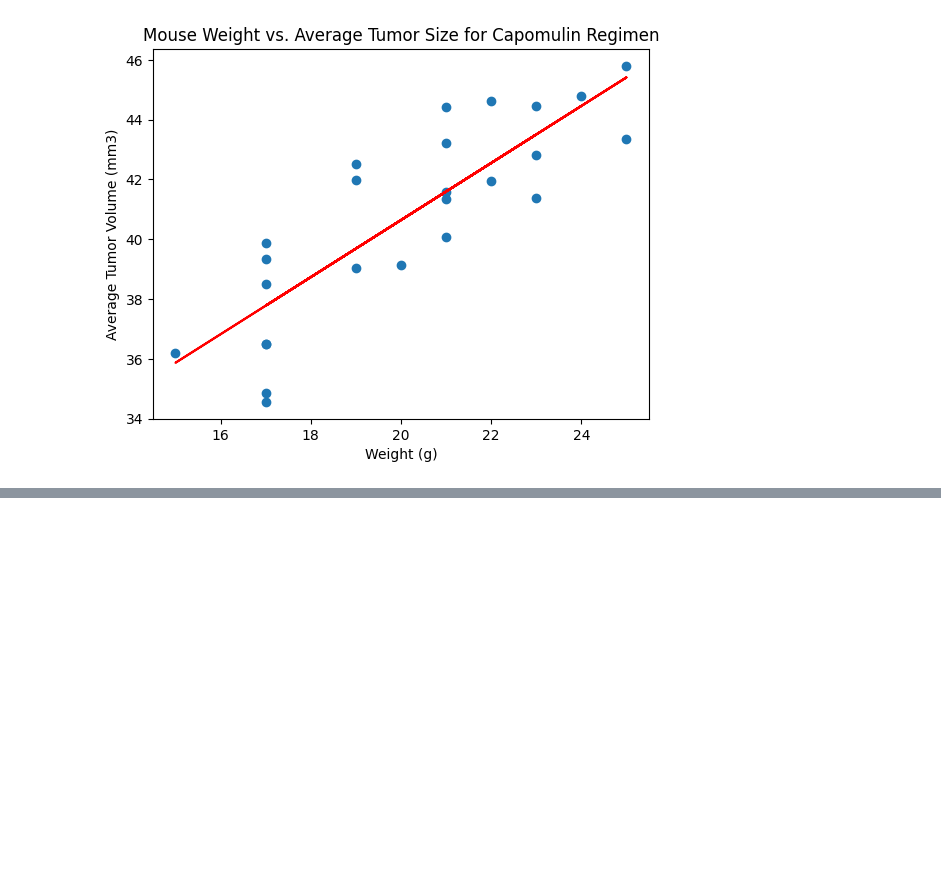
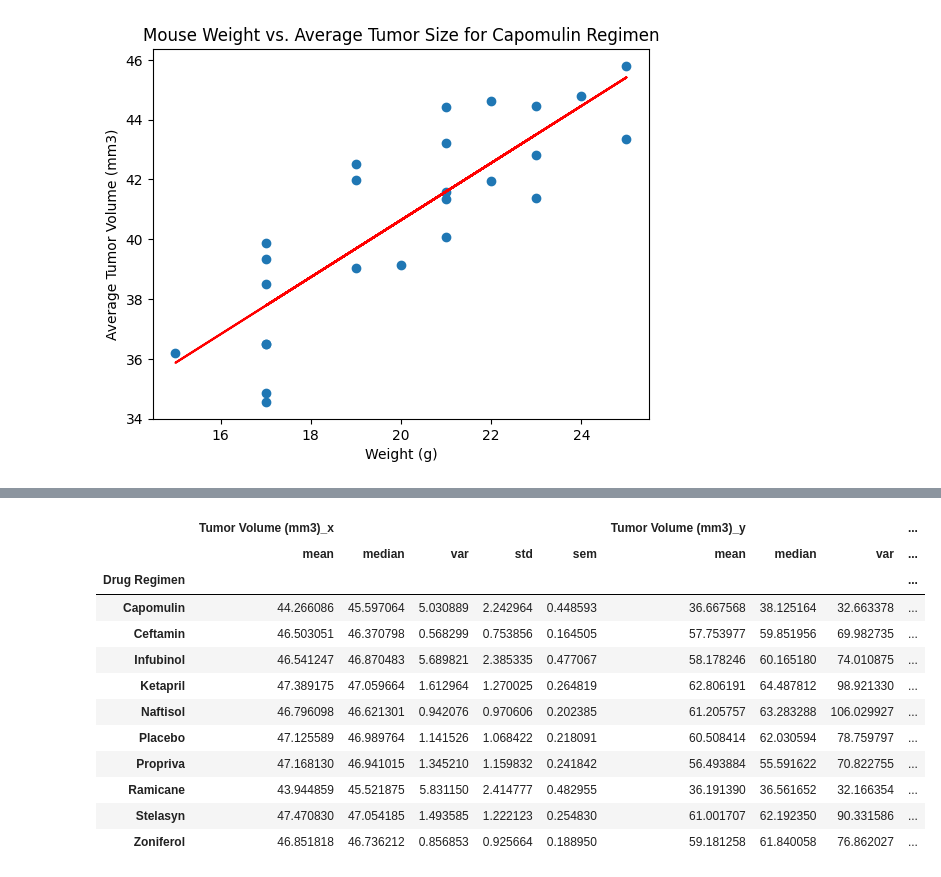
Before and after one commit to dbkisch/Data-Visualization, a Jupyter notebook: Pymaceuticals/pymaceuticals.ipynb, the cells around one changed output, grey strips where cells are left out. Cells and saved outputs as stored; diff of their text form; code cells hidden in the pictures; blank space fills up the shorter version.

```diff
--- a/Pymaceuticals/pymaceuticals.ipynb
+++ b/Pymaceuticals/pymaceuticals.ipynb
@@ -346,0 +405,31 @@ The correlation coefficient between mouse weight and average tumor volume is 0.8
+# %%
+init_tumor_size_by_mouse = clean_mouse_study_results.loc[(clean_mouse_study_results["Timepoint"] == 5)]
+init_tumor_stats_by_drug = init_tumor_size_by_mouse[["Drug Regimen","Tumor Volume (mm3)"]].groupby('Drug Regimen').agg(['mean', 'median', 'var', 'std','sem'])
+#init_tumor_stats_by_drug
+
+final_timepts = clean_mouse_study_results.groupby("Mouse ID")["Timepoint"].last()
+final_timepts_df = final_timepts.to_frame()
+final_timepts_df.reset_index(inplace=True)
+
+# Merge this group df with the original DataFrame to get the tumor volume at the last timepoint
+final_tumor_size_by_mouse = pd.merge(final_timepts_df,clean_mouse_study_results,how="left",on=["Mouse ID","Timepoint"])
+
+final_tumor_stats_by_drug = final_tumor_size_by_mouse[["Drug Regimen","Tumor Volume (mm3)"]].groupby('Drug Regimen').agg(['mean', 'median', 'var', 'std','sem'])
+#final_tumor_stats_by_drug
+
+tumor_size_change = pd.merge(init_tumor_stats_by_drug,final_tumor_stats_by_drug,on="Drug Regimen")
+tumor_size_change
+# %% [output]
+|  | Tumor Volume (mm3)_x |  |  |  |  | Tumor Volume (mm3)_y |  |  | ... |
+|  | mean | median | var | std | sem | mean | median | var | ... |
+| Drug Regimen |  |  |  |  |  |  |  |  | ... |
+| Capomulin | 44.266086 | 45.597064 | 5.030889 | 2.242964 | 0.448593 | 36.667568 | 38.125164 | 32.663378 | ... |
+| Ceftamin | 46.503051 | 46.370798 | 0.568299 | 0.753856 | 0.164505 | 57.753977 | 59.851956 | 69.982735 | ... |
+| Infubinol | 46.541247 | 46.870483 | 5.689821 | 2.385335 | 0.477067 | 58.178246 | 60.165180 | 74.010875 | ... |
+| Ketapril | 47.389175 | 47.059664 | 1.612964 | 1.270025 | 0.264819 | 62.806191 | 64.487812 | 98.921330 | ... |
+| Naftisol | 46.796098 | 46.621301 | 0.942076 | 0.970606 | 0.202385 | 61.205757 | 63.283288 | 106.029927 | ... |
+| Placebo | 47.125589 | 46.989764 | 1.141526 | 1.068422 | 0.218091 | 60.508414 | 62.030594 | 78.759797 | ... |
+| Propriva | 47.168130 | 46.941015 | 1.345210 | 1.159832 | 0.241842 | 56.493884 | 55.591622 | 70.822755 | ... |
+| Ramicane | 43.944859 | 45.521875 | 5.831150 | 2.414777 | 0.482955 | 36.191390 | 36.561652 | 32.166354 | ... |
+| Stelasyn | 47.470830 | 47.054185 | 1.493585 | 1.222123 | 0.254830 | 61.001707 | 62.192350 | 90.331586 | ... |
+| Zoniferol | 46.851818 | 46.736212 | 0.856853 | 0.925664 | 0.188950 | 59.181258 | 61.840058 | 76.862027 | ... |
```
Also changed, not shown: parts of 14 cells of this notebook, 4 other files.
